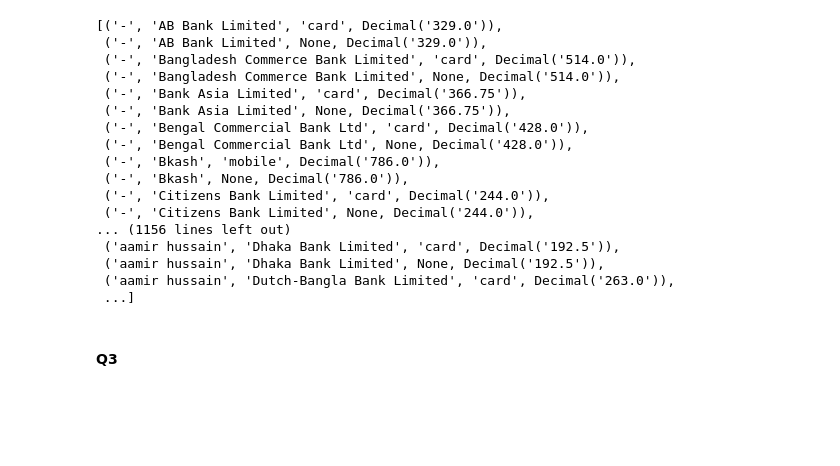
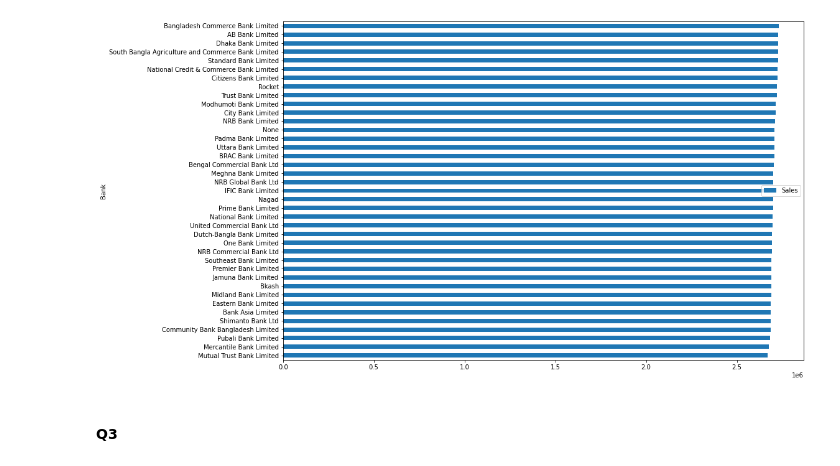
Before and after one commit to SadiaAlamChy/HDA-Tech-Learning, a Jupyter notebook: notebook/analysis/olap.ipynb, the cells around one changed output. Drawn from its saved outputs; the diff is of its cells as text; code cells hidden in the pictures; blank space fills up the shorter version.

```diff
--- a/notebook/analysis/olap.ipynb
+++ b/notebook/analysis/olap.ipynb
@@ -33,34 +81,24 @@ result
 # %%
 con = PostgresConnection().getConnection()
 cur = con.cursor()
-query = "select c.name, t.bank_name, t.trans_type, sum(f.total_price) "\
+# query = "select c.name, t.bank_name, t.trans_type, sum(f.total_price) "\
+# "from star_schema.fact_table f "\
+# "join star_schema.customer_dim c on c.customer_key=f.customer_key "\
+# "join star_schema.trans_dim t on t.payment_key=f.payment_key "\
+# "group by CUBE(c.name, t.bank_name, t.trans_type)"
+query = "select t.bank_name, sum(f.total_price) "\
 "from star_schema.fact_table f "\
-"join star_schema.customer_dim c on c.customer_key=f.customer_key "\
 "join star_schema.trans_dim t on t.payment_key=f.payment_key "\
-"group by CUBE(c.name, t.bank_name, t.trans_type)"
+"group by cube(t.bank_name) order by sum(f.total_price)"
 cur.execute(query)
 result = cur.fetchall()
 result
-# con.commit()
-# cur.close()
+pd_data = pd.DataFrame(list(result), columns=['Bank', 'Sales'])
+pd_data['Sales'] = pd_data['Sales'].astype('float64')
+pd_data = pd_data.dropna()
+fig = pd_data.plot.barh(x='Bank', y='Sales', figsize=(15,10), rot=0)
 # %% [output]
-[('-', 'AB Bank Limited', 'card', Decimal('329.0')),
- ('-', 'AB Bank Limited', None, Decimal('329.0')),
- ('-', 'Bangladesh Commerce Bank Limited', 'card', Decimal('514.0')),
- ('-', 'Bangladesh Commerce Bank Limited', None, Decimal('514.0')),
- ('-', 'Bank Asia Limited', 'card', Decimal('366.75')),
- ('-', 'Bank Asia Limited', None, Decimal('366.75')),
- ('-', 'Bengal Commercial Bank Ltd', 'card', Decimal('428.0')),
- ('-', 'Bengal Commercial Bank Ltd', None, Decimal('428.0')),
- ('-', 'Bkash', 'mobile', Decimal('786.0')),
- ('-', 'Bkash', None, Decimal('786.0')),
- ('-', 'Citizens Bank Limited', 'card', Decimal('244.0')),
- ('-', 'Citizens Bank Limited', None, Decimal('244.0')),
-... (1156 lines left out)
- ('aamir hussain', 'Dhaka Bank Limited', 'card', Decimal('192.5')),
- ('aamir hussain', 'Dhaka Bank Limited', None, Decimal('192.5')),
- ('aamir hussain', 'Dutch-Bangla Bank Limited', 'card', Decimal('263.0')),
- ...]
+[figure, added]
 # %% [markdown]
 #### Q3 ####
 # %%
```
Also changed, not shown: parts of 8 cells of this notebook, 1 other file.
